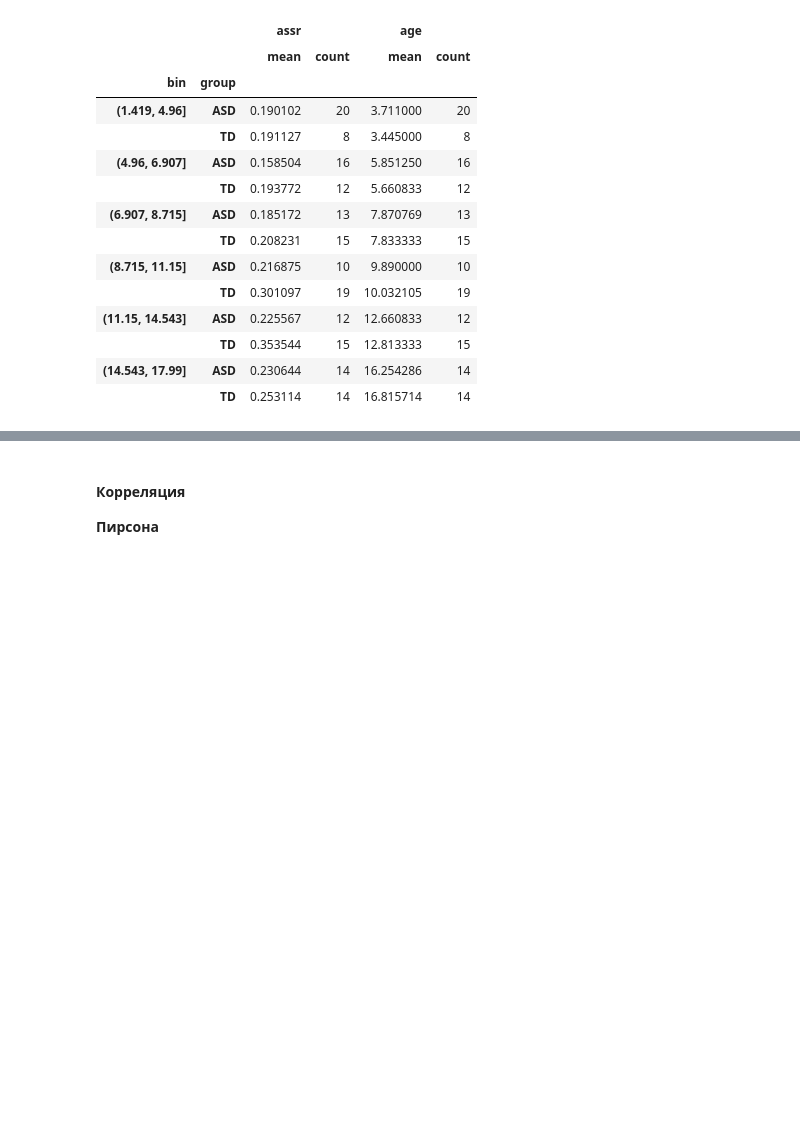
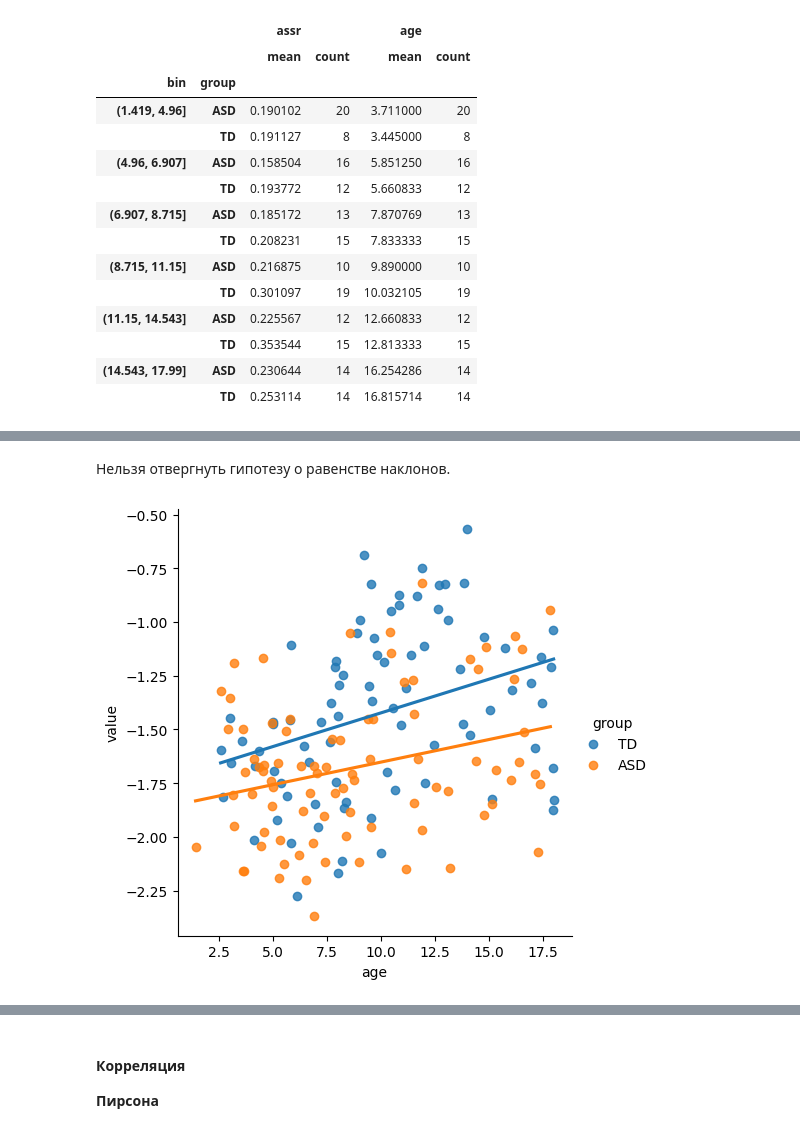
Before and after one commit to r1sephoenix/ihna_project, a Jupyter notebook: notebooks/assr.ipynb, the cells around one changed output, grey strips where cells are left out. Cells and saved outputs as stored; diff of their text form; code cells hidden in the pictures; blank space fills up the shorter version.

Commit message:
add ANCOVA to test whether ASSR depends on group (TD/ASD) or sex

```diff
--- a/notebooks/assr.ipynb
+++ b/notebooks/assr.ipynb
@@ -7,8 +19,8 @@ import statsmodels.api as sm
 # %%
-df = pd.read_csv('assr_data.csv').set_index('Subject')
+df = pd.read_csv(DATA_DIR + 'assr_data.csv').set_index('Subject')
 # %%
-td_info = pd.read_csv('td_info.csv', index_col=0).dropna(subset='gender')
-asd_info = pd.read_csv('asd_info.csv', index_col=0).dropna(subset='Пол')
+td_info = pd.read_csv(DATA_DIR + 'td_info.csv', index_col=0).dropna(subset='gender')
+asd_info = pd.read_csv(DATA_DIR + 'asd_info.csv', index_col=0).dropna(subset='Пол')
 # %%
 td_info['gender'] = td_info['gender'].apply(lambda x: int(x.lower() == 'm'))
 asd_info['gender'] = asd_info['Пол'].apply(lambda x: int(x.lower() == 'm'))
@@ -77,0 +92,4 @@ df.groupby(['bin', 'group'])[['assr', 'age']].agg(['mean', 'count'])
+# %%
+# log transform, чтобы снизить возможную гетероскедастичность и приблизить значения ASSR к нормальному распределению
+td['log_assr'] = np.log(td['assr'])
+asd['log_assr'] = np.log(asd['assr'])
@@ -77,0 +135,11 @@ df.groupby(['bin', 'group'])[['assr', 'age']].agg(['mean', 'count'])
+# %%
+# homogenity of slopes
+import statsmodels.formula.api as smf
+
+age_data = var_data = pd.DataFrame({
+    'group': td.shape[0] * ['TD'] + asd.shape[0] * ['ASD'],
+    'value': list(td['log_assr']) + list(asd['log_assr']),
+    'age': list(td['age']) + list(asd['age']),
+    'gender': list(td['gender']) + list(asd['gender'])
+})
+smf.ols('value ~ age * group + gender * group', data=age_data).fit().summary()
@@ -77,0 +170,6 @@ df.groupby(['bin', 'group'])[['assr', 'age']].agg(['mean', 'count'])
+# %% [markdown]
+Нельзя отвергнуть гипотезу о равенстве наклонов.
+# %%
+sns.lmplot(x="age", y="value", hue="group", data=age_data, ci=None);
+# %% [output]
+[figure, added]
```
Also changed, not shown: parts of 19 cells of this notebook.
